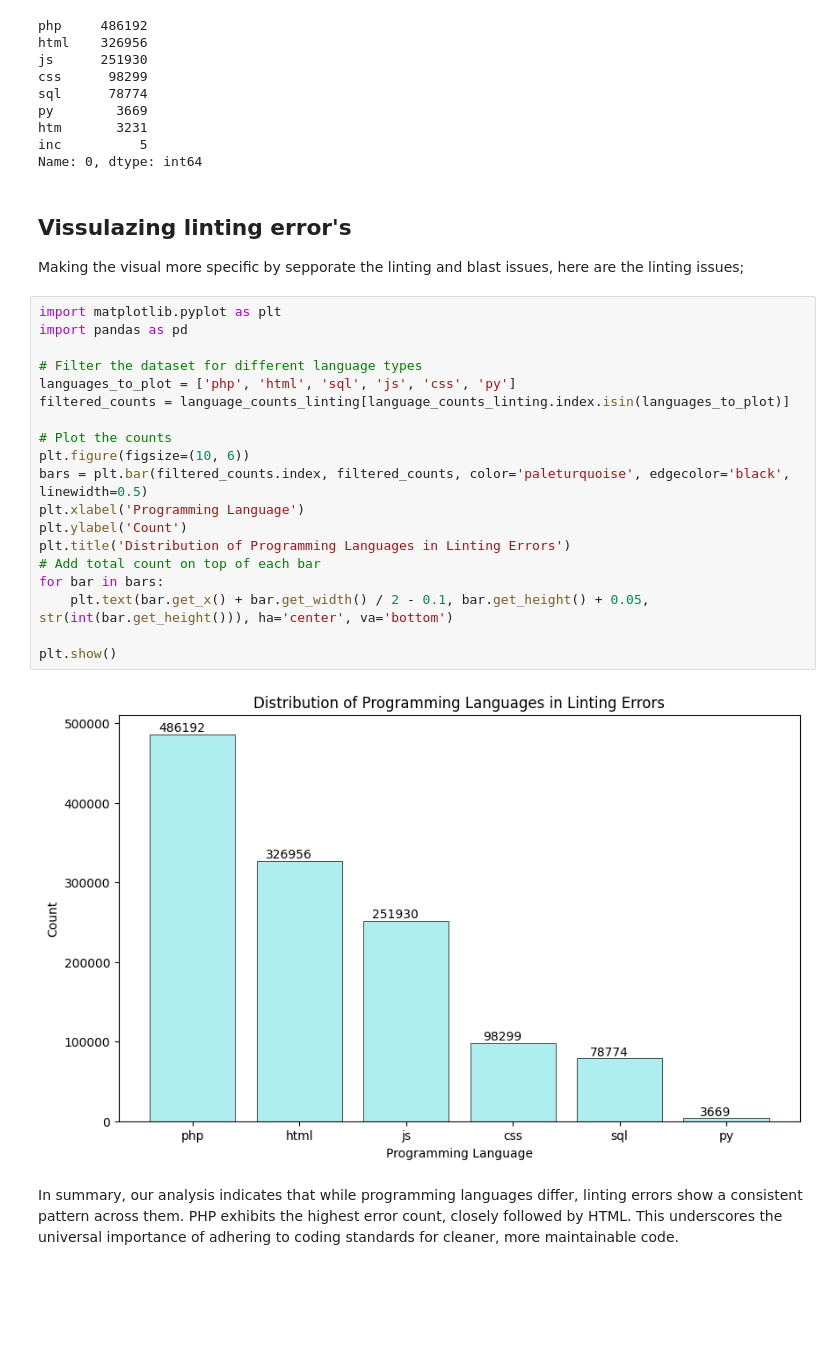
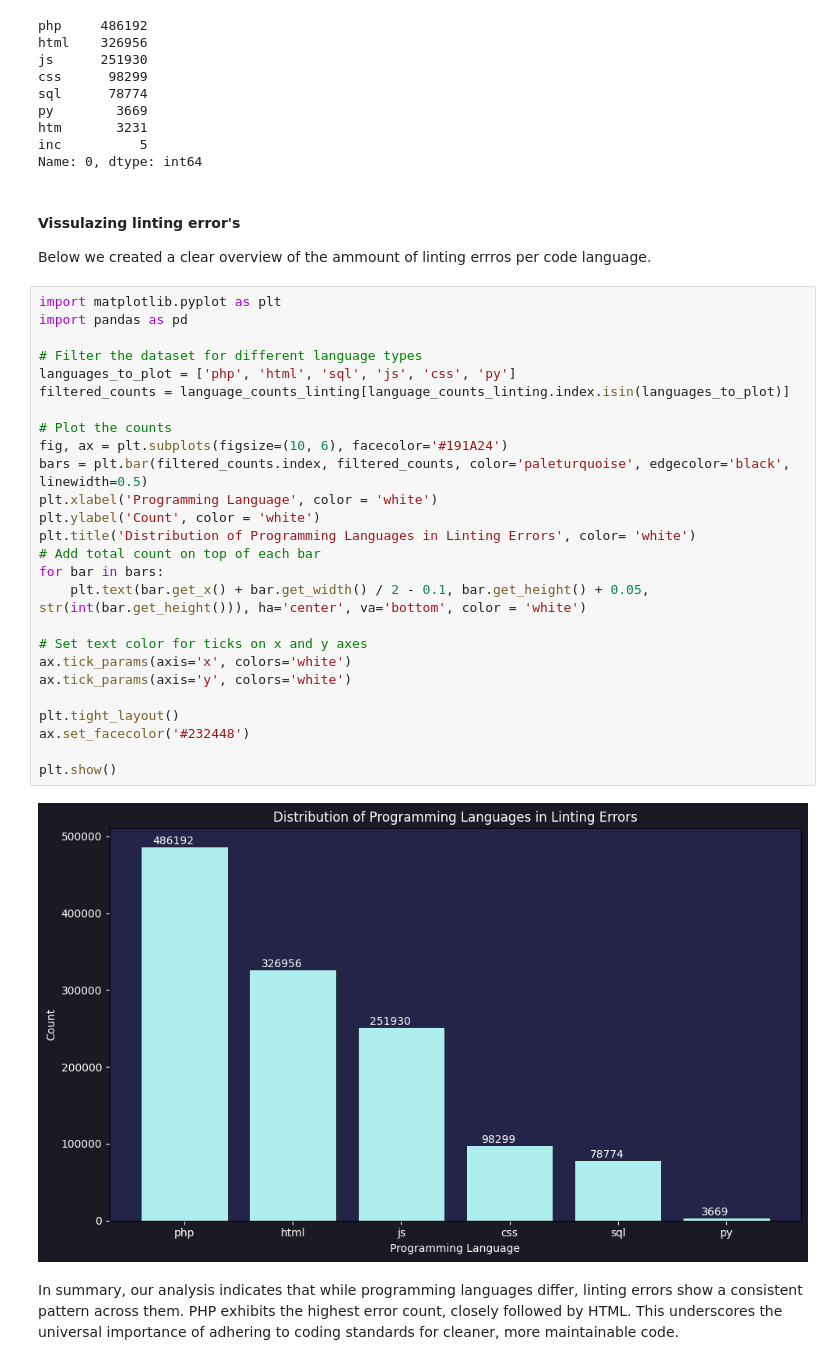
Before and after one commit to joramswarts/Bit-academy-blast-errors, a Jupyter notebook: test_types.ipynb, the cells around one changed output. Saved outputs shown, nothing was run; the diff lists cells and outputs as text; blank space fills up the shorter version.

```diff
--- a/test_types.ipynb
+++ b/test_types.ipynb
@@ -133,29 +91,37 @@ py        3669
 htm       3231
 inc          5
 Name: 0, dtype: int64
-# %% [markdown]
-## Vissulazing linting error's
-Making the visual more specific by sepporate the linting and blast issues, here are the linting issues;
+# %% [markdown]
+#### Vissulazing linting error's
+
+Below we created a clear overview of the ammount of linting errros per code language.
 # %%
 import matplotlib.pyplot as plt
 import pandas as pd
 
 # Filter the dataset for different language types
 languages_to_plot = ['php', 'html', 'sql', 'js', 'css', 'py']
 filtered_counts = language_counts_linting[language_counts_linting.index.isin(languages_to_plot)]
 
 # Plot the counts
-plt.figure(figsize=(10, 6))
+fig, ax = plt.subplots(figsize=(10, 6), facecolor='#191A24')
 bars = plt.bar(filtered_counts.index, filtered_counts, color='paleturquoise', edgecolor='black', linewidth=0.5)
-plt.xlabel('Programming Language')
-plt.ylabel('Count')
-plt.title('Distribution of Programming Languages in Linting Errors')
+plt.xlabel('Programming Language', color = 'white')
+plt.ylabel('Count', color = 'white')
+plt.title('Distribution of Programming Languages in Linting Errors', color= 'white')
 # Add total count on top of each bar
 for bar in bars:
-    plt.text(bar.get_x() + bar.get_width() / 2 - 0.1, bar.get_height() + 0.05, str(int(bar.get_height())), ha='center', va='bottom')
+    plt.text(bar.get_x() + bar.get_width() / 2 - 0.1, bar.get_height() + 0.05, str(int(bar.get_height())), ha='center', va='bottom', color = 'white')
+
+# Set text color for ticks on x and y axes
+ax.tick_params(axis='x', colors='white')
+ax.tick_params(axis='y', colors='white')
+
+plt.tight_layout()
+ax.set_facecolor('#232448')
 
 plt.show()
 # %% [output]
-[figure, old version]
+[figure, new version]
 # %% [markdown]
 In summary, our analysis indicates that while programming languages differ, linting errors show a consistent pattern across them. PHP exhibits the highest error count, closely followed by HTML. This underscores the universal importance of adhering to coding standards for cleaner, more maintainable code.
```
Also changed, not shown: parts of 23 cells of this notebook.
